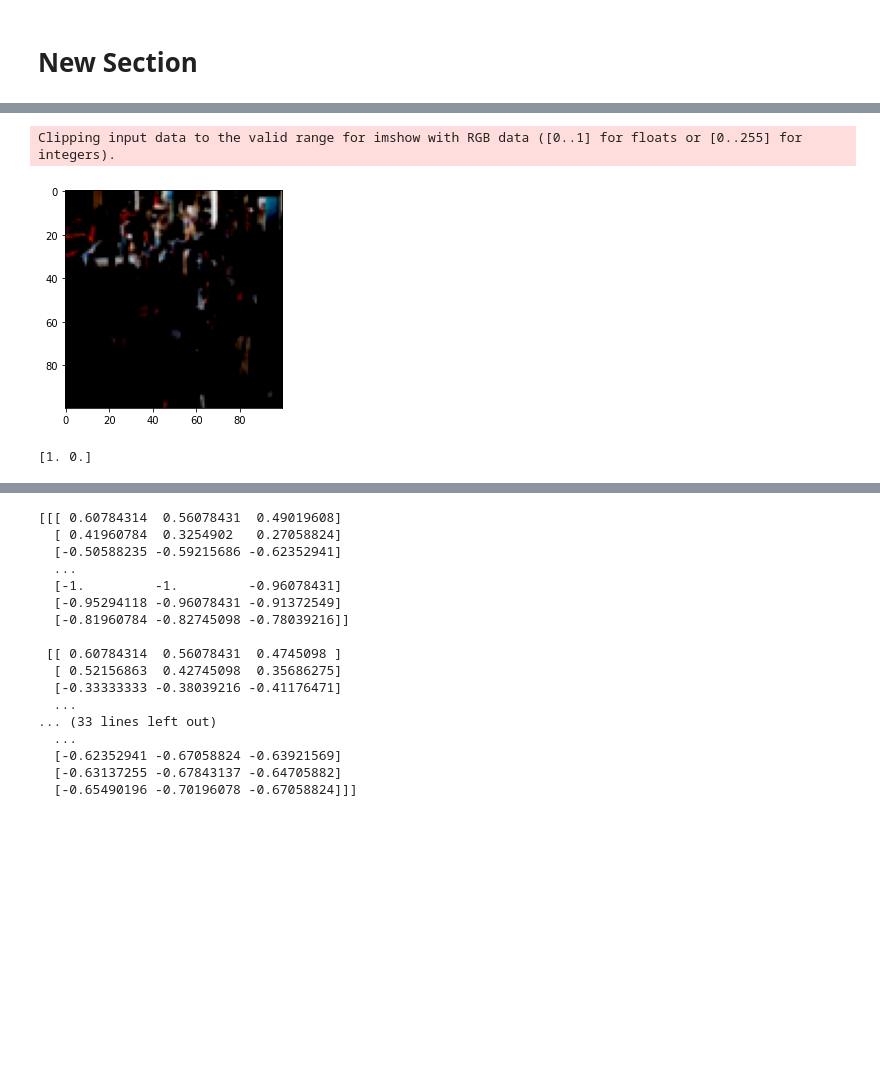
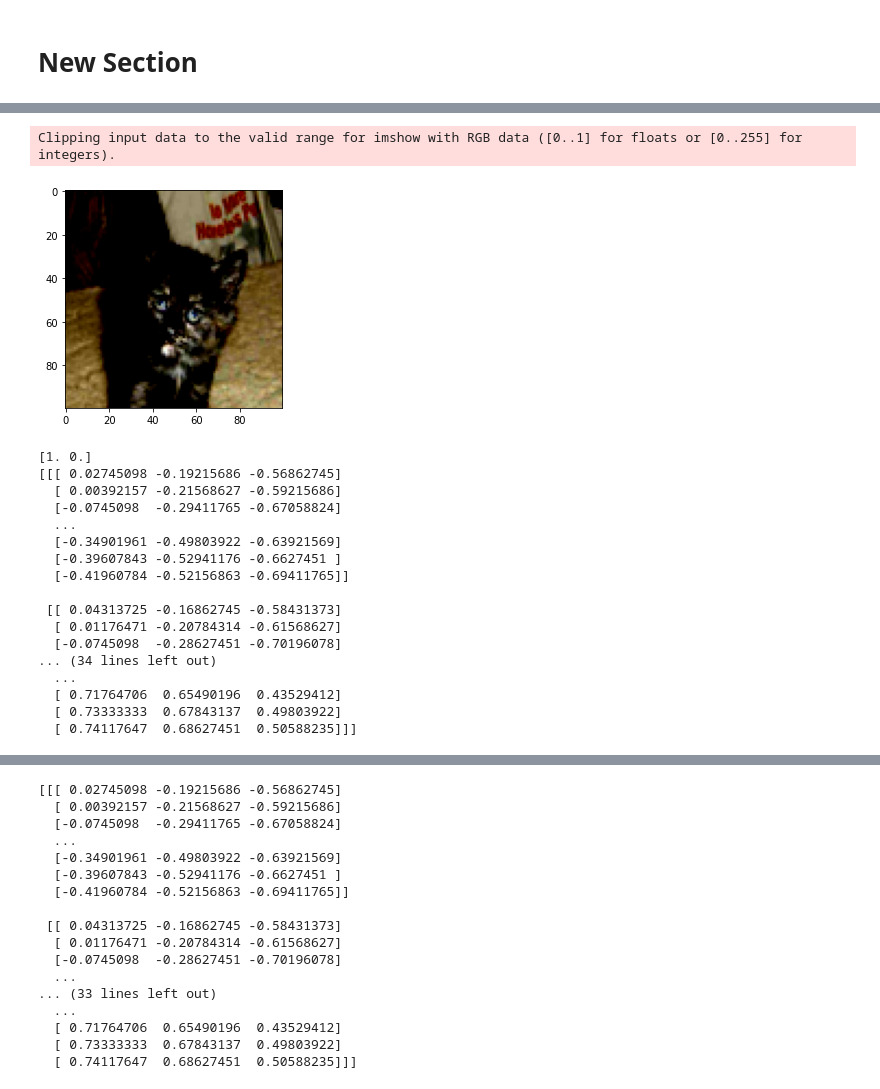
Before and after one commit to tcruz88/CNN_project, a Jupyter notebook: CNN.ipynb, the cells around one changed output, grey strips where cells are left out. Saved outputs shown, nothing was run; the diff lists cells and outputs as text; code cells hidden in the pictures; blank space fills up the shorter version.

```diff
--- a/CNN.ipynb
+++ b/CNN.ipynb
@@ -15,47 +36,64 @@ import cv2
 X = [] # Images
 Y = [] # Categories
 
-folder_pedestrian = 'pedestrian'
-folder_road = 'road'
+folder_pedestrian = 'cats'
+folder_road = 'dogs'
 
 name_encode = {"pedestrian":0, "road":1}
 
 def images_to_array(folder, name):
     for image in os.listdir(folder):
         loaded_image = Image.open(os.path.join(folder, image))  #loading image
         resized_image = Image.Image.resize(loaded_image, [100,100]) #resize image to 100 x 100 px
         image_array = np.array(resized_image) # transform image into an array
         X.append(image_array) # append images to array X
         Y.append(name_encode[name]) #append category
 
-        image_flipped = cv2.flip(image_array,1) #create copies of images flipped horizontally to improve model accuracy
-        X.append(image_flipped)
-        Y.append(name_encode[name])
+        # image_flipped = cv2.flip(image_array,1) #create copies of images flipped horizontally to improve model accuracy
+        # X.append(image_flipped)
+        # Y.append(name_encode[name])
 
-        image_blurred = cv2.blur(image_array,(2,2)) #create copies of images blurred to improve accuracy
-        X.append(image_blurred)
-        Y.append(name_encode[name])
+        # image_blurred = cv2.blur(image_array,(2,2)) #create copies of images blurred to improve accuracy
+        # X.append(image_blurred)
+        # Y.append(name_encode[name])
 
-        image_flipped_blurred = cv2.blur(image_flipped,(2,2)) #create copies of images flipped horizontally & blurred to improve accuracy
-        X.append(image_flipped_blurred)
-        Y.append(name_encode[name])
+        # image_flipped_blurred = cv2.blur(image_flipped,(2,2)) #create copies of images flipped horizontally & blurred to improve accuracy
+        # X.append(image_flipped_blurred)
+        # Y.append(name_encode[name])
 
 def show_image(index):
     plt.imshow(X[index])
     plt.show()
     print(Y[index])
 
 images_to_array(folder_pedestrian, "pedestrian")
 images_to_array(folder_road, "road")
 
 Y = to_categorical(Y, num_classes=2)
 X = (np.array(X) - 127.5) / 127.5 #normalization of data
 
-show_image(6)
+show_image(10)
+print(X[10])
 # %% [output]
 Clipping input data to the valid range for imshow with RGB data ([0..1] for floats or [0..255] for integers).
-[figure, old version]
+[figure, new version]
 [1. 0.]
+[[[ 0.02745098 -0.19215686 -0.56862745]
+  [ 0.00392157 -0.21568627 -0.59215686]
+  [-0.0745098  -0.29411765 -0.67058824]
+  ...
+  [-0.34901961 -0.49803922 -0.63921569]
+  [-0.39607843 -0.52941176 -0.6627451 ]
+  [-0.41960784 -0.52156863 -0.69411765]]
+
+ [[ 0.04313725 -0.16862745 -0.58431373]
+  [ 0.01176471 -0.20784314 -0.61568627]
+  [-0.0745098  -0.28627451 -0.70196078]
+... (34 lines left out)
+  ...
+  [ 0.71764706  0.65490196  0.43529412]
+  [ 0.73333333  0.67843137  0.49803922]
+  [ 0.74117647  0.68627451  0.50588235]]]
 # %%
 from keras.layers import Activation, Conv2D, Dense, Flatten, MaxPool2D, BatchNormalization, Dropout
 from keras.models import Sequential
@@ -100,25 +138,25 @@ _________________________________________________________________
 from sklearn.model_selection import train_test_split
 X_train, X_test, y_train, y_test = train_test_split(X,Y,test_size=0.1)
 
-print(X[5])
+print(X[10])
 # %% [output]
-[[[ 0.60784314  0.56078431  0.49019608]
-  [ 0.41960784  0.3254902   0.27058824]
-  [-0.50588235 -0.59215686 -0.62352941]
+[[[ 0.02745098 -0.19215686 -0.56862745]
+  [ 0.00392157 -0.21568627 -0.59215686]
+  [-0.0745098  -0.29411765 -0.67058824]
   ...
-  [-1.         -1.         -0.96078431]
-  [-0.95294118 -0.96078431 -0.91372549]
-  [-0.81960784 -0.82745098 -0.78039216]]
+  [-0.34901961 -0.49803922 -0.63921569]
+  [-0.39607843 -0.52941176 -0.6627451 ]
+  [-0.41960784 -0.52156863 -0.69411765]]
 
- [[ 0.60784314  0.56078431  0.4745098 ]
-  [ 0.52156863  0.42745098  0.35686275]
-  [-0.33333333 -0.38039216 -0.41176471]
+ [[ 0.04313725 -0.16862745 -0.58431373]
+  [ 0.01176471 -0.20784314 -0.61568627]
+  [-0.0745098  -0.28627451 -0.70196078]
   ...
 ... (33 lines left out)
   ...
-  [-0.62352941 -0.67058824 -0.63921569]
-  [-0.63137255 -0.67843137 -0.64705882]
-  [-0.65490196 -0.70196078 -0.67058824]]]
+  [ 0.71764706  0.65490196  0.43529412]
+  [ 0.73333333  0.67843137  0.49803922]
+  [ 0.74117647  0.68627451  0.50588235]]]
 # %%
 from keras.optimizers import Adam
 
```
Also changed, not shown: parts of 3 cells of this notebook.
